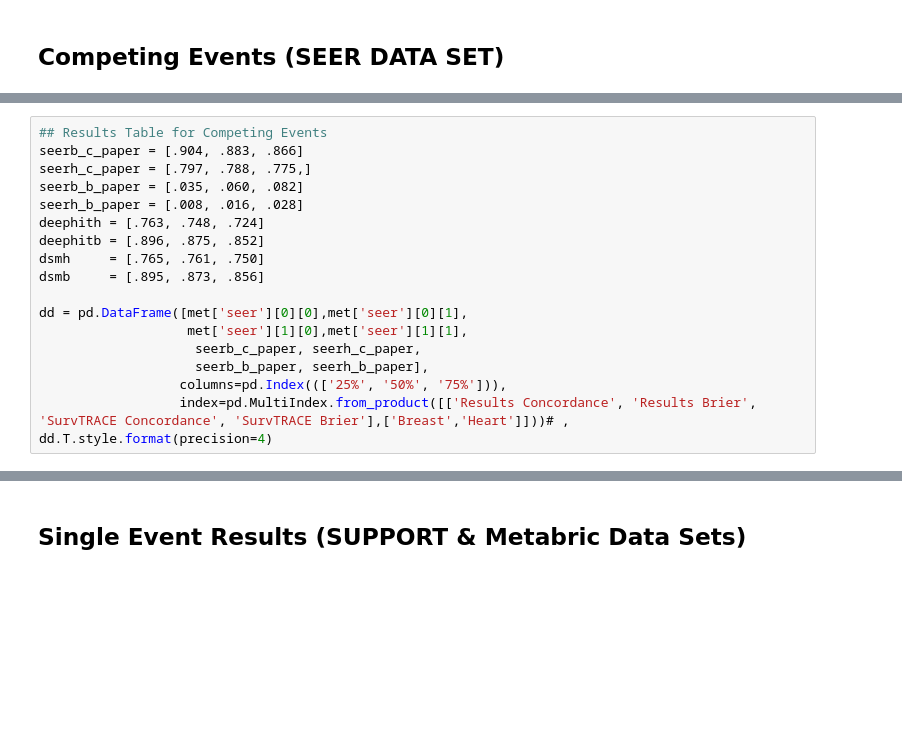
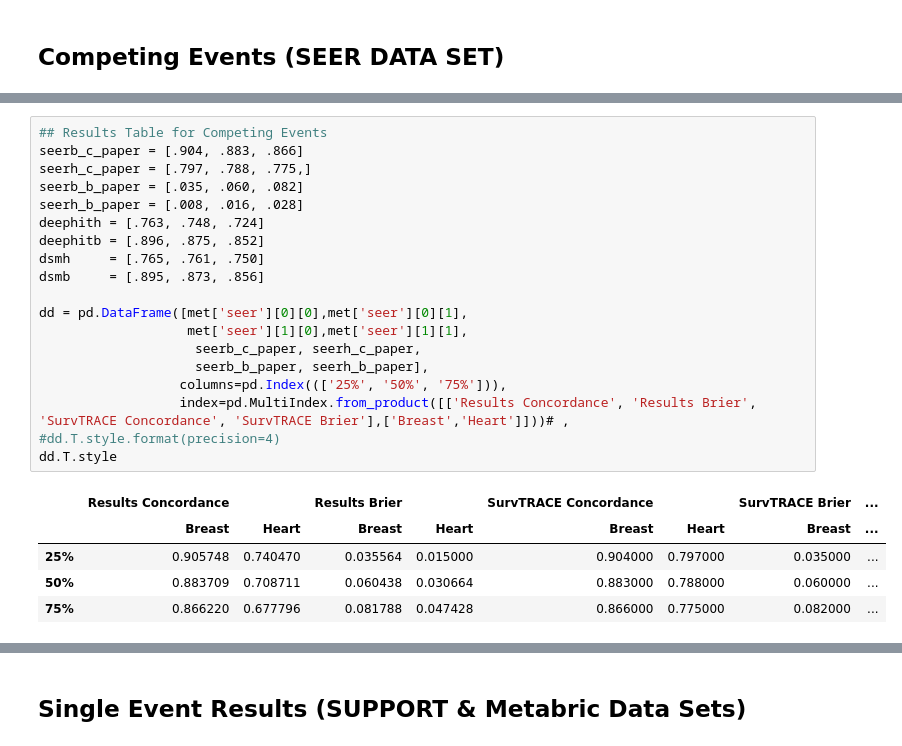
Before and after one commit to jhanratty/CS598DLH, a Jupyter notebook: TestCoxNeural_3.ipynb, the cells around one changed output, grey strips where cells are left out. Cells and saved outputs as stored; diff of their text form; blank space fills up the shorter version.

```diff
--- a/TestCoxNeural_3.ipynb
+++ b/TestCoxNeural_3.ipynb
@@ -1041,21 +1057,28 @@ dd.T.style.format(precision=4)
 # %%
 ## Results Table for Competing Events
 seerb_c_paper = [.904, .883, .866]
 seerh_c_paper = [.797, .788, .775,]
 seerb_b_paper = [.035, .060, .082]
 seerh_b_paper = [.008, .016, .028]
 deephith = [.763, .748, .724]
 deephitb = [.896, .875, .852]
 dsmh     = [.765, .761, .750]
 dsmb     = [.895, .873, .856]
 
 dd = pd.DataFrame([met['seer'][0][0],met['seer'][0][1],
                    met['seer'][1][0],met['seer'][1][1],
                     seerb_c_paper, seerh_c_paper,
                     seerb_b_paper, seerh_b_paper],
                   columns=pd.Index((['25%', '50%', '75%'])),
                   index=pd.MultiIndex.from_product([['Results Concordance', 'Results Brier', 'SurvTRACE Concordance', 'SurvTRACE Brier'],['Breast','Heart']]))# ,
-dd.T.style.format(precision=4)
+#dd.T.style.format(precision=4)
+dd.T.style
+# %% [output]
+|  | Results Concordance |  | Results Brier |  | SurvTRACE Concordance |  | SurvTRACE Brier | ... |
+|  | Breast | Heart | Breast | Heart | Breast | Heart | Breast | ... |
+| 25% | 0.905748 | 0.740470 | 0.035564 | 0.015000 | 0.904000 | 0.797000 | 0.035000 | ... |
+| 50% | 0.883709 | 0.708711 | 0.060438 | 0.030664 | 0.883000 | 0.788000 | 0.060000 | ... |
+| 75% | 0.866220 | 0.677796 | 0.081788 | 0.047428 | 0.866000 | 0.775000 | 0.082000 | ... |
 # %%
 # PLOT COMPETING EVENT RESULTS - SEER DATA SET
 ind = np.arange(3)
```
Also changed, not shown: parts of 6 cells of this notebook.
